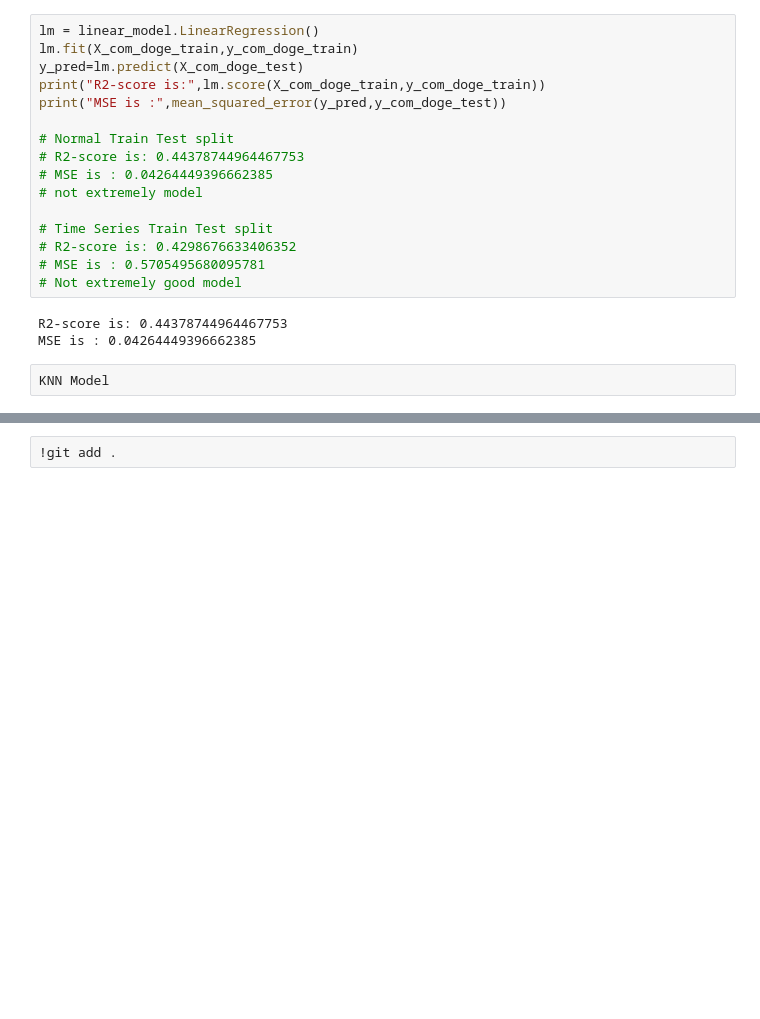
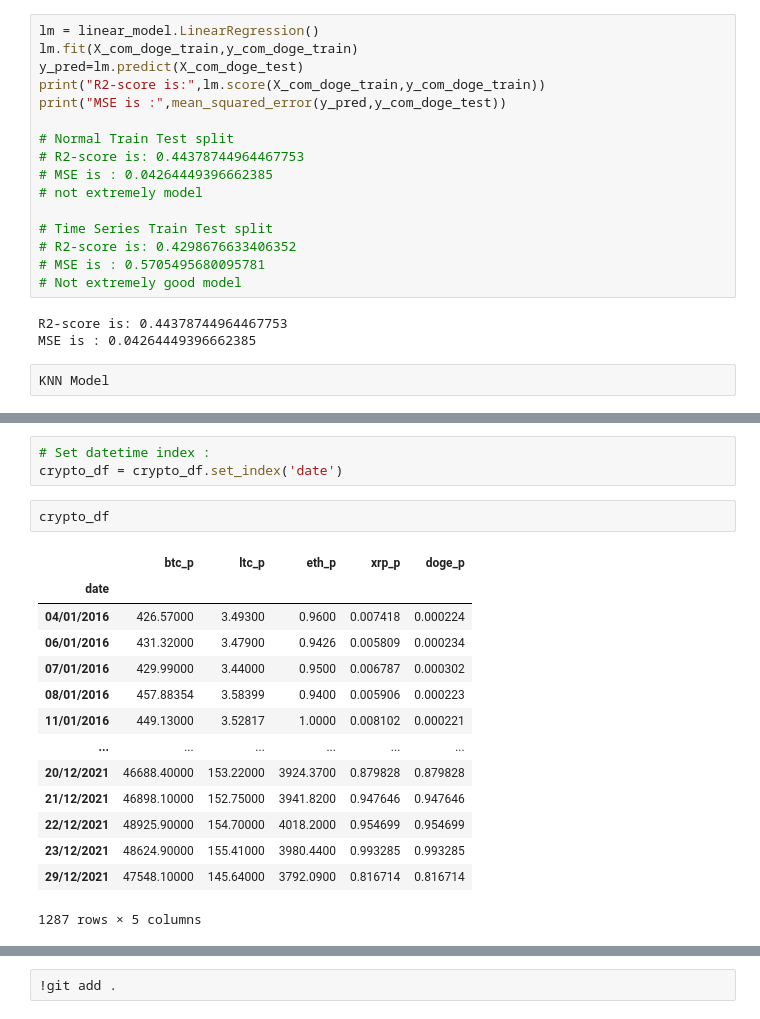
Before and after one commit to chrislacarte/crypto_analysis, a Jupyter notebook: code/data_linear_analysis_interest_rates.ipynb, the cells around one changed output, grey strips where cells are left out. Saved outputs shown, nothing was run; the diff lists cells and outputs as text; blank space fills up the shorter version.

```diff
--- a/code/data_linear_analysis_interest_rates.ipynb
+++ b/code/data_linear_analysis_interest_rates.ipynb
@@ -705,0 +752,20 @@ MSE is : 0.0221775101922104
+# %%
+# Set datetime index :
+crypto_df = crypto_df.set_index('date')
+# %%
+crypto_df
+# %% [output]
+|  | btc_p | ltc_p | eth_p | xrp_p | doge_p |
+| date |  |  |  |  |  |
+| 04/01/2016 | 426.57000 | 3.49300 | 0.9600 | 0.007418 | 0.000224 |
+| 06/01/2016 | 431.32000 | 3.47900 | 0.9426 | 0.005809 | 0.000234 |
+| 07/01/2016 | 429.99000 | 3.44000 | 0.9500 | 0.006787 | 0.000302 |
+| 08/01/2016 | 457.88354 | 3.58399 | 0.9400 | 0.005906 | 0.000223 |
+| 11/01/2016 | 449.13000 | 3.52817 | 1.0000 | 0.008102 | 0.000221 |
+| ... | ... | ... | ... | ... | ... |
+| 20/12/2021 | 46688.40000 | 153.22000 | 3924.3700 | 0.879828 | 0.879828 |
+| 21/12/2021 | 46898.10000 | 152.75000 | 3941.8200 | 0.947646 | 0.947646 |
+| 22/12/2021 | 48925.90000 | 154.70000 | 4018.2000 | 0.954699 | 0.954699 |
+| 23/12/2021 | 48624.90000 | 155.41000 | 3980.4400 | 0.993285 | 0.993285 |
+| 29/12/2021 | 47548.10000 | 145.64000 | 3792.0900 | 0.816714 | 0.816714 |
+1287 rows × 5 columns
```
Also changed, not shown: parts of 17 cells of this notebook, 1 other file.
